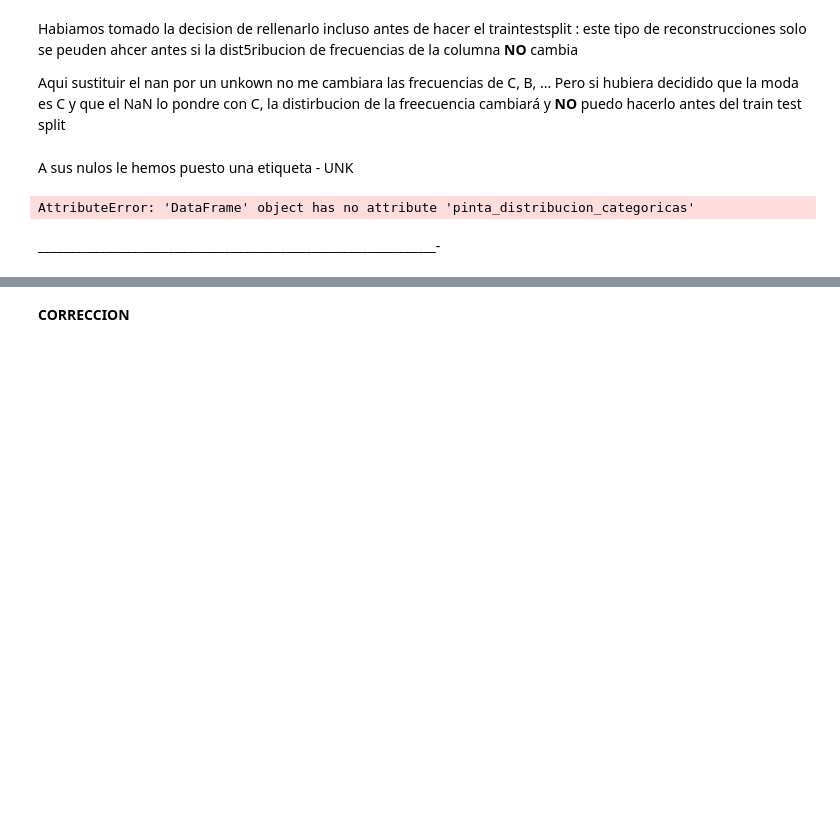
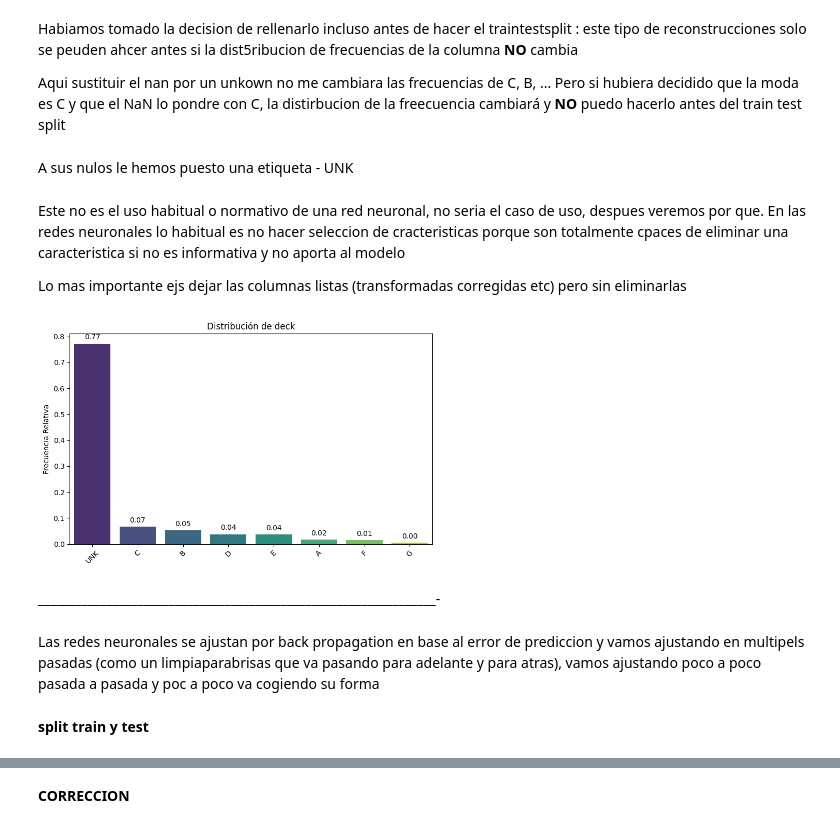
Before and after one commit to rebecaprg/DS-Online-Rebeca-Prior, a Jupyter notebook: 05_Deep_Learning/Sprint_15/Unidad_01_DL_Introduccion/03_Practica_Obligatoria/18_Practica_Obligatoria_Introduccion_Deep_Learning_correccion.ipynb, the cells around one changed output, grey strips where cells are left out. Saved outputs shown, nothing was run; the diff lists cells and outputs as text; code cells hidden in the pictures; blank space fills up the shorter version.

```diff
--- a/05_Deep_Learning/Sprint_15/Unidad_01_DL_Introduccion/03_Practica_Obligatoria/18_Practica_Obligatoria_Introduccion_Deep_Learning_correccion.ipynb
+++ b/05_Deep_Learning/Sprint_15/Unidad_01_DL_Introduccion/03_Practica_Obligatoria/18_Practica_Obligatoria_Introduccion_Deep_Learning_correccion.ipynb
@@ -148,12 +164,20 @@ Aqui sustituir el nan por un unkown no me cambiara las frecuencias de C, B, ...
 df["deck"] = df["deck"].fillna("UNK")
 # %% [markdown]
 A sus nulos le hemos puesto una etiqueta - UNK
+# %% [markdown]
+Este no es el uso habitual o normativo de una red neuronal, no seria el caso de uso, despues veremos por que. En las redes neuronales lo habitual es no hacer seleccion de cracteristicas porque son totalmente cpaces de eliminar una caracteristica si no es informativa y no aporta al modelo
+
+Lo mas importante ejs dejar las columnas listas (transformadas corregidas etc) pero sin eliminarlas
 # %%
-df.pinta_distribucion_categoricas(df, ["deck"], True, True)
+bt.pinta_distribucion_categoricas(df, ["deck"], True, True)
 # %% [output]
-AttributeError: 'DataFrame' object has no attribute 'pinta_distribucion_categoricas'
+[figure, added]
 # %% [markdown]
 ________________________________________________________________-
+# %% [markdown]
+Las redes neuronales se ajustan por back propagation en base al error de prediccion y vamos ajustando en multipels pasadas (como un limpiaparabrisas que va pasando para adelante y para atras), vamos ajustando poco a poco pasada a pasada y poc a poco va cogiendo su forma
+# %% [markdown]
+**split train y test**
 # %%
 from sklearn.model_selection import train_test_split
 train_set, test_set = train_test_split(df, test_size = 0.2, random_state = 42)
```
Also changed, not shown: parts of 116 cells of this notebook, 4 other files.
